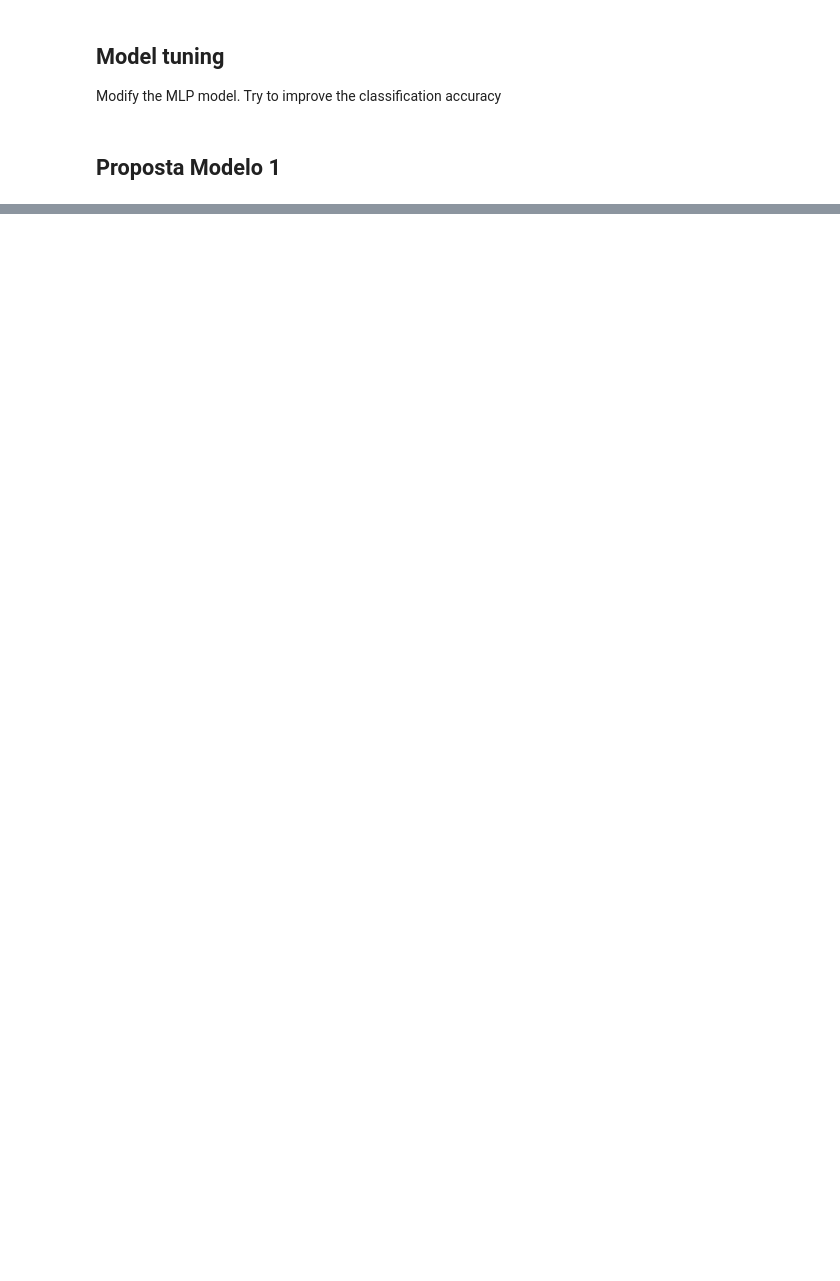
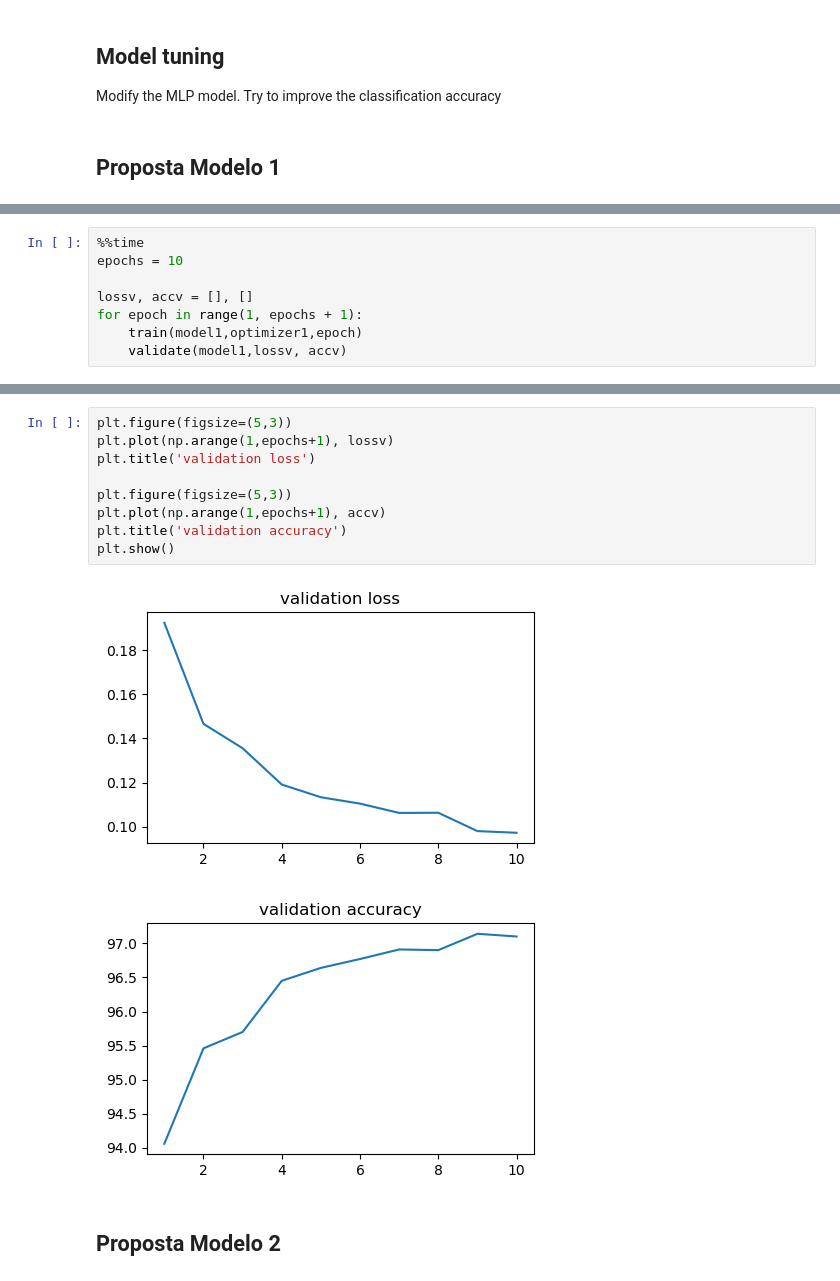
Before and after one commit to JCARNEIROX/IA367-Aprendizado-Reforco, a Jupyter notebook: Lista01/Lista1_Ex3_RA239738_RA167097.ipynb, the cells around one changed output, grey strips where cells are left out. Saved outputs shown, nothing was run; the diff lists cells and outputs as text; blank space fills up the shorter version.

```diff
--- a/Lista01/Lista1_Ex3_RA239738_RA167097.ipynb
+++ b/Lista01/Lista1_Ex3_RA239738_RA167097.ipynb
@@ -250,0 +261,8 @@ class mini_CNN(nn.Module):
+# %%
+%%time
+epochs = 10
+
+lossv, accv = [], []
+for epoch in range(1, epochs + 1):
+    train(model1,optimizer1,epoch)
+    validate(model1,lossv, accv)
@@ -250,0 +287,14 @@ class mini_CNN(nn.Module):
+# %%
+plt.figure(figsize=(5,3))
+plt.plot(np.arange(1,epochs+1), lossv)
+plt.title('validation loss')
+
+plt.figure(figsize=(5,3))
+plt.plot(np.arange(1,epochs+1), accv)
+plt.title('validation accuracy')
+plt.show()
+# %% [output]
+[figure, added]
+[figure, added]
+# %% [markdown]
+## Proposta Modelo 2
```
Also changed, not shown: parts of 16 cells of this notebook, 3 other files.
